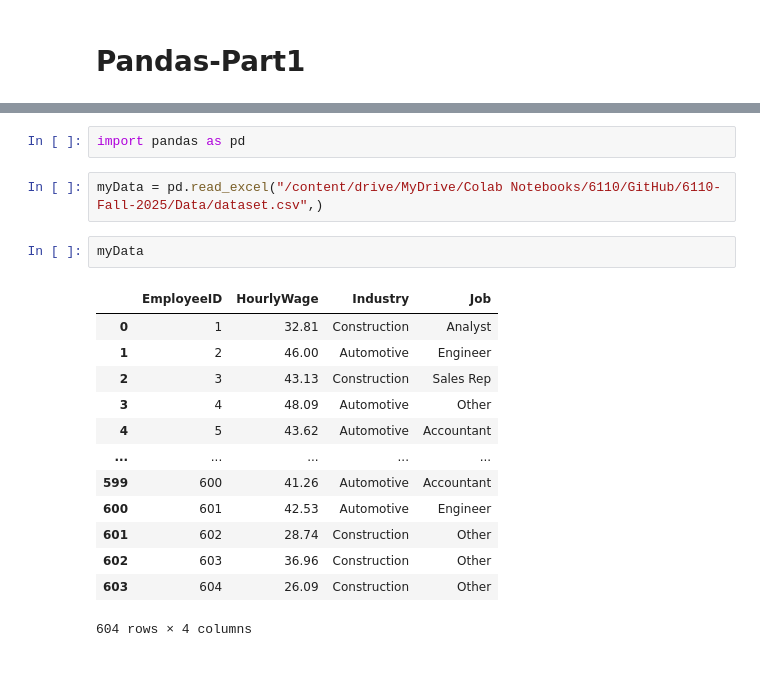
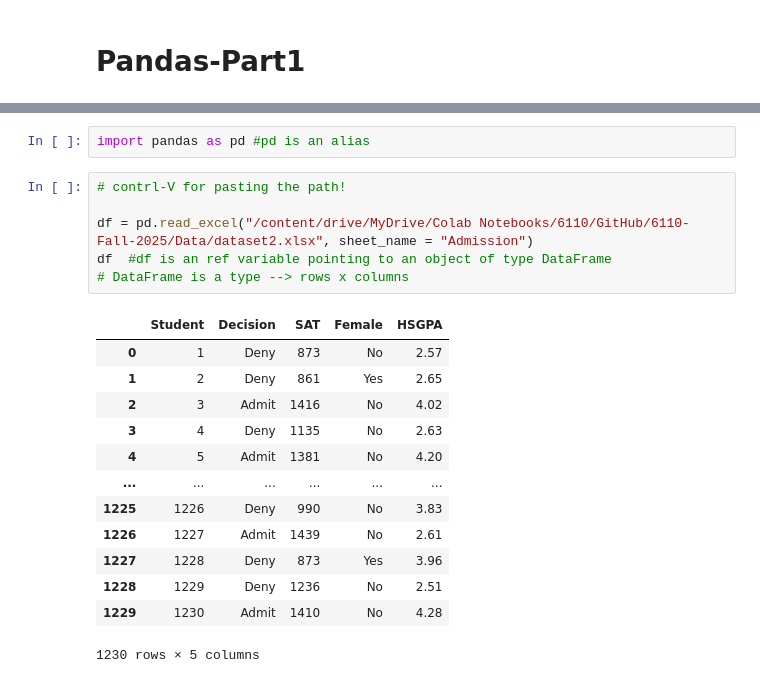
Before and after one commit to clearmindlearn/6110-Fall-2025, a Jupyter notebook: Panda-Part1.ipynb, the cells around one changed output, grey strips where cells are left out. Drawn from its saved outputs; the diff is of its cells as text.

```diff
--- a/Panda-Part1.ipynb
+++ b/Panda-Part1.ipynb
@@ -9,21 +9,23 @@ Mounted at /content/drive
 # %%
-import pandas as pd
+import pandas as pd #pd is an alias
-# %%
-myData = pd.read_excel("/content/drive/MyDrive/Colab Notebooks/6110/GitHub/6110-Fall-2025/Data/dataset.csv",)
-# %%
-myData
-# %% [output]
-|  | EmployeeID | HourlyWage | Industry | Job |
-| 0 | 1 | 32.81 | Construction | Analyst |
-| 1 | 2 | 46.00 | Automotive | Engineer |
-| 2 | 3 | 43.13 | Construction | Sales Rep |
-| 3 | 4 | 48.09 | Automotive | Other |
-| 4 | 5 | 43.62 | Automotive | Accountant |
-| ... | ... | ... | ... | ... |
-| 599 | 600 | 41.26 | Automotive | Accountant |
-| 600 | 601 | 42.53 | Automotive | Engineer |
-| 601 | 602 | 28.74 | Construction | Other |
-| 602 | 603 | 36.96 | Construction | Other |
-| 603 | 604 | 26.09 | Construction | Other |
-604 rows × 4 columns
+# %%
+# contrl-V for pasting the path!
+
+df = pd.read_excel("/content/drive/MyDrive/Colab Notebooks/6110/GitHub/6110-Fall-2025/Data/dataset2.xlsx", sheet_name = "Admission")
+df  #df is an ref variable pointing to an object of type DataFrame
+# DataFrame is a type --> rows x columns
+# %% [output]
+|  | Student | Decision | SAT | Female | HSGPA |
+| 0 | 1 | Deny | 873 | No | 2.57 |
+| 1 | 2 | Deny | 861 | Yes | 2.65 |
+| 2 | 3 | Admit | 1416 | No | 4.02 |
+| 3 | 4 | Deny | 1135 | No | 2.63 |
+| 4 | 5 | Admit | 1381 | No | 4.20 |
+| ... | ... | ... | ... | ... | ... |
+| 1225 | 1226 | Deny | 990 | No | 3.83 |
+| 1226 | 1227 | Admit | 1439 | No | 2.61 |
+| 1227 | 1228 | Deny | 873 | Yes | 3.96 |
+| 1228 | 1229 | Deny | 1236 | No | 2.51 |
+| 1229 | 1230 | Admit | 1410 | No | 4.28 |
+1230 rows × 5 columns
 # %%
```
Also changed, not shown: parts of 21 cells of this notebook.
